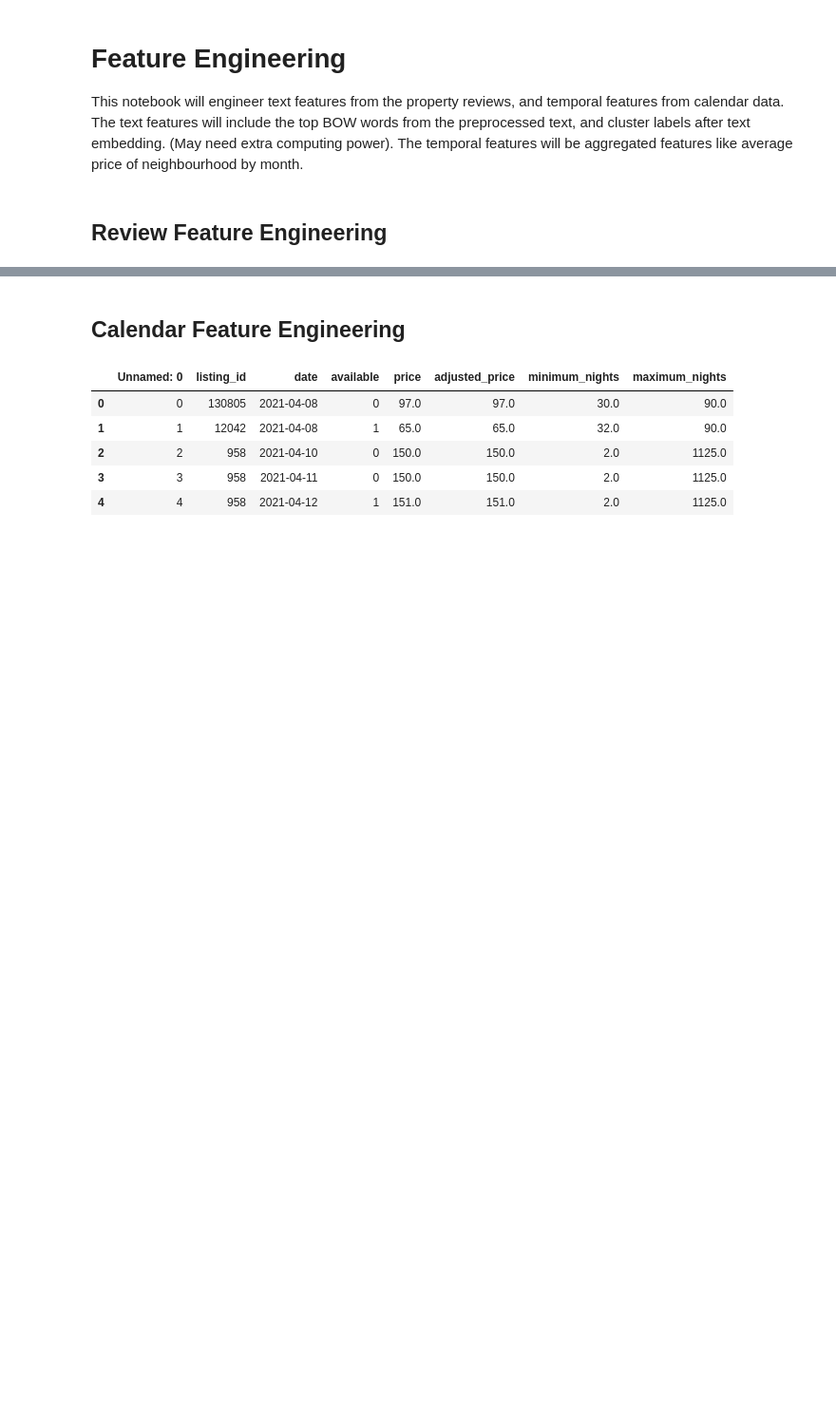
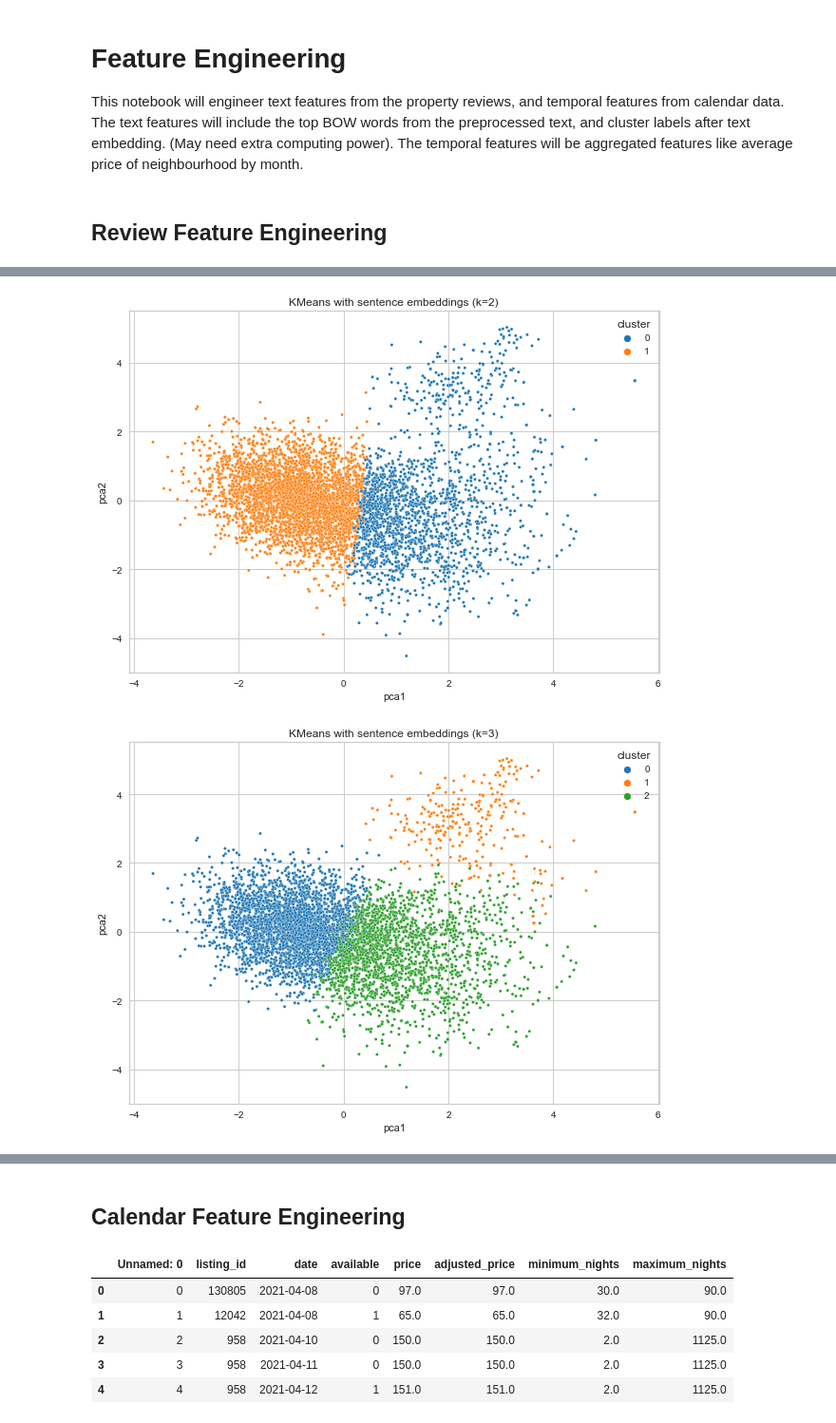
Before and after one commit to dusty736/sf_airbnb, a Jupyter notebook: code/feature_engineering.ipynb, the cells around one changed output, grey strips where cells are left out. Shown at 95% size. Cells and saved outputs as stored; diff of their text form; code cells hidden in the pictures; blank space fills up the shorter version.

```diff
--- a/code/feature_engineering.ipynb
+++ b/code/feature_engineering.ipynb
@@ -83,0 +277,17 @@ plt.show()
+# %%
+np.random.seed(42)
+km_labels_dict = {
+    k: KMeans(k).fit(comment_embeddings).predict(comment_embeddings) for k in np.arange(2, 7)
+}
+# %%
+for k, labels in km_labels_dict.items():
+    plot_pca_clusters(
+        comment_embeddings,
+        labels,
+        test_data['comments'],
+        size=10,
+        title="KMeans with sentence embeddings (k=%d)" % (k),
+    )
+# %% [output]
+[figure, added]
+[figure, added]
```
Also changed, not shown: parts of 29 cells of this notebook.
